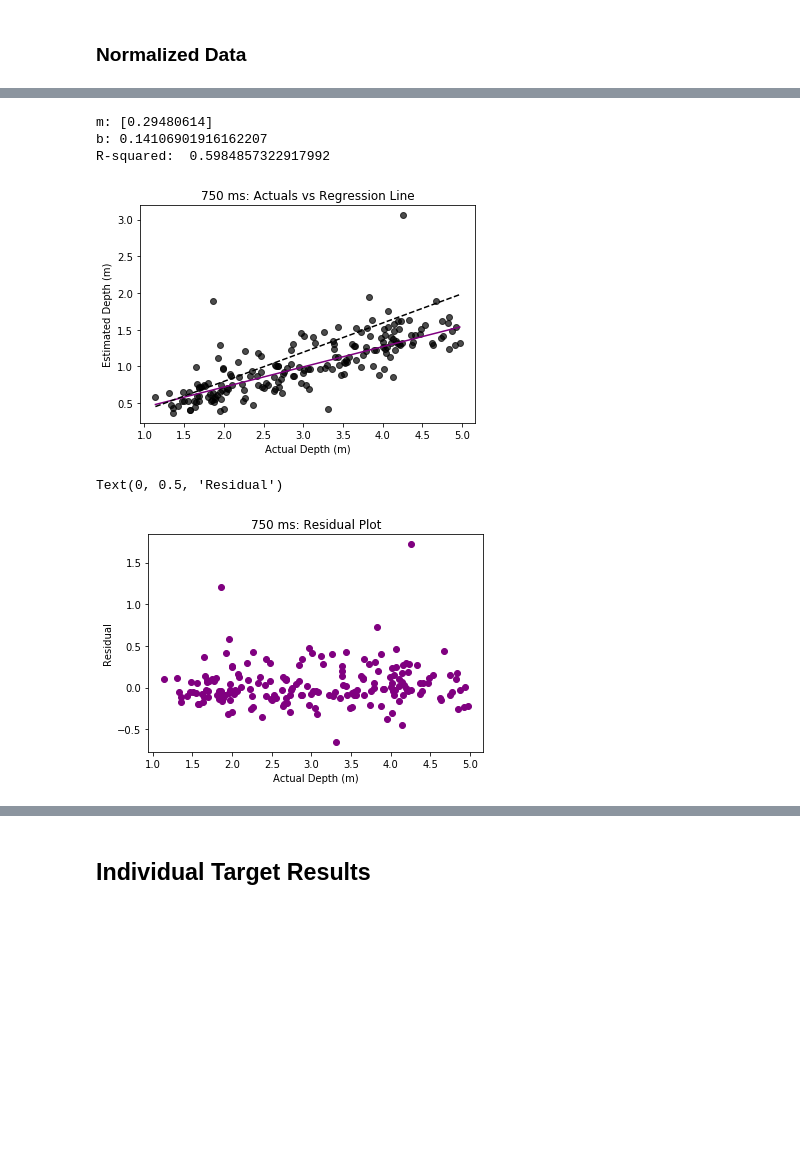
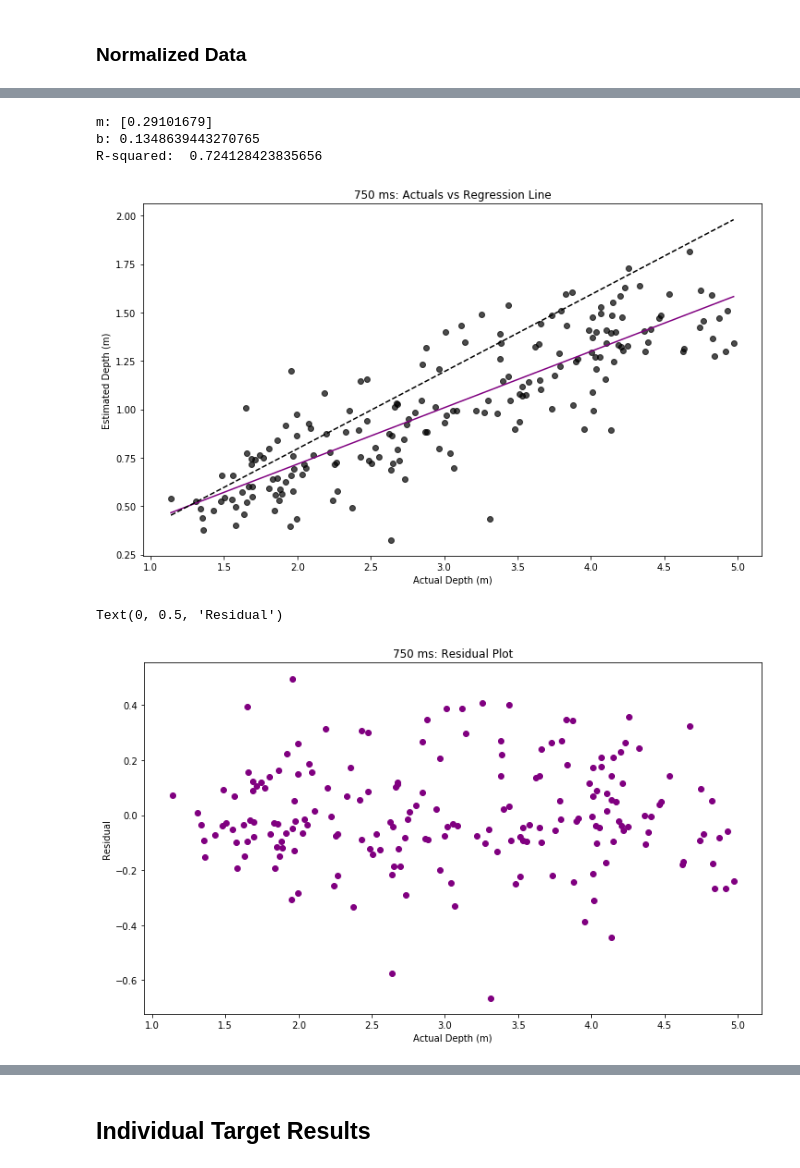
Before and after one commit to prachimahab/depth_duration_analysis, a Jupyter notebook: v3_depthDuration_analysis.ipynb, the cells around one changed output, grey strips where cells are left out. Drawn from its saved outputs; the diff is of its cells as text; code cells hidden in the pictures; blank space fills up the shorter version.

```diff
--- a/v3_depthDuration_analysis.ipynb
+++ b/v3_depthDuration_analysis.ipynb
@@ -83,6 +83,10 @@ def cleanAgeResponses(datafolder):
             actual_age = None
             # update age in existing dataframe
             input_data.at[idx, 'age'] = actual_age
+        if 90 < age < 100:
+            actual_age = None
+            # update age in existing dataframe
+            input_data.at[idx, 'age'] = actual_age
 
     return input_data
 
@@ -233,6 +243,8 @@ def participant_Outlier_Removal(df):
     #List unique values in the df['subjID'] column
     all_subjIDs = df.subjID.unique()
     remove = []
+
+    df2_list = []
     for subj in all_subjIDs:
         count = 0
         subj_df = df.loc[df['subjID'] == subj]
@@ -244,23 +256,27 @@ def participant_Outlier_Removal(df):
         for idx, row in subj_df.iterrows():
             estim = row["depth_estimate"]
             if estim < outlier_range[0]: # outlier
-                subj_df.drop([idx])
+                subj_df.drop([idx], inplace=True)
                 count += 1
             if estim > outlier_range[1]:
-                subj_df.drop([idx])
+                subj_df.drop([idx], inplace=True)
                 count += 1
 
         threshold = math.floor(192 * 0.1)
         if count >= threshold:
             remove.append(subj)
 
+        df2_list.append(subj_df)
+
+    df2 = pd.concat(df2_list)
+
     print("Number of Participants with 10% or more outlier trials: ", len(remove))
 
-    for index, row in df.iterrows():
+    for index, row in df2.iterrows():
         if row['subjID'] in remove:
-            df.drop(index, inplace=True)
+            df2.drop(index, inplace=True)
 
-    return df
+    return df2
 # %%
 outlier_cleaned_data = participant_Outlier_Removal(RT_cleaned_data)
 # %% [output]
@@ -443,3 +487,16 @@ len(final_data.subjID.unique())
+# %%
+dp1_remove = final_data[ final_data['depth_estimate']  == 138.9888]
+dp2_remove = final_data[ final_data['depth_estimate']  == 172.82160000000002]
+
+final_data = final_data.drop(dp1_remove.index)
+
+final_data = final_data.drop(dp2_remove.index)
+# %%
+x = 'depth_duration_stimuli/001175_2014-06-17_15-45-55_260595134347_rgbf000129-resize_4/001175_2014-06-17_15-45-55_260595134347_rgbf000129-resize_4-target.png'
+
+stimx = final_data.loc[final_data['stimulus'] == x]
+
+# stimx.loc[stimx['duration'] == 750]
 # %%
 average_depth_estimate = np.array(final_data['depth_estimate']).mean()
 average_depth_estimate
@@ -1425,41 +1577,41 @@ slope_500 = normalized_linreg_duration(final_x_500, final_y_500, ste_500, 500,
 # %%
 from sklearn.linear_model import LinearRegression
 #run regression
 n_X_750 = np.array(final_x_750).reshape(-1,1)
 n_y_750 = final_y_750
 n_reg_750 = LinearRegression().fit(n_X_750, n_y_750)
 
 #Generated Predictions
 n_y_predicted_750 = n_reg_750.predict(n_X_750)
 #Plot Our Actual and Predicted Values
 plt.plot(n_X_750, n_y_750, 'o', color='black', alpha = 0.7);
-plt.plot(n_X_750,n_y_predicted_500,color='purple')
+plt.plot(n_X_750,n_y_predicted_750,color='purple')
 plt.title("750 ms: Actuals vs Regression Line")
 plt.xlabel("Actual Depth (m)")
 plt.ylabel("Estimated Depth (m)")
 plt.plot(n_X_750, n_X_750/average_depth_estimate, label = "Perfect Accuracy", color = 'black',linestyle='--')  # solid
 
 
 #get coefficients and y intercept
 print("m: {0}".format(n_reg_750.coef_))
 print("b: {0}".format(n_reg_750.intercept_))
 
 #Returns the coefficient of determination R^2 of the prediction.
 print("R-squared: ", n_reg_750.score(n_X_750, n_y_750))
 # %% [output]
-m: [0.29480614]
-b: 0.14106901916162207
-R-squared:  0.5984857322917992
+m: [0.29101679]
+b: 0.1348639443270765
+R-squared:  0.724128423835656
-[figure, old version]
+[figure, new version]
 # %%
-n_residuals_750 = n_y_750-n_y_predicted_500
+n_residuals_750 = n_y_750-n_y_predicted_750
 plt.plot(n_X_750,n_residuals_750, 'o', color='purple')
 plt.title("750 ms: Residual Plot")
 plt.xlabel("Actual Depth (m)")
 plt.ylabel("Residual")
 # %% [output]
 Text(0, 0.5, 'Residual')
-[figure, old version]
+[figure, new version]
 # %%
 slope_750 = normalized_linreg_duration(final_x_750, final_y_750, ste_750, 750,
                                        average_depth_estimate)[0]
```
Also changed, not shown: parts of 95 cells of this notebook, 2 other files.
